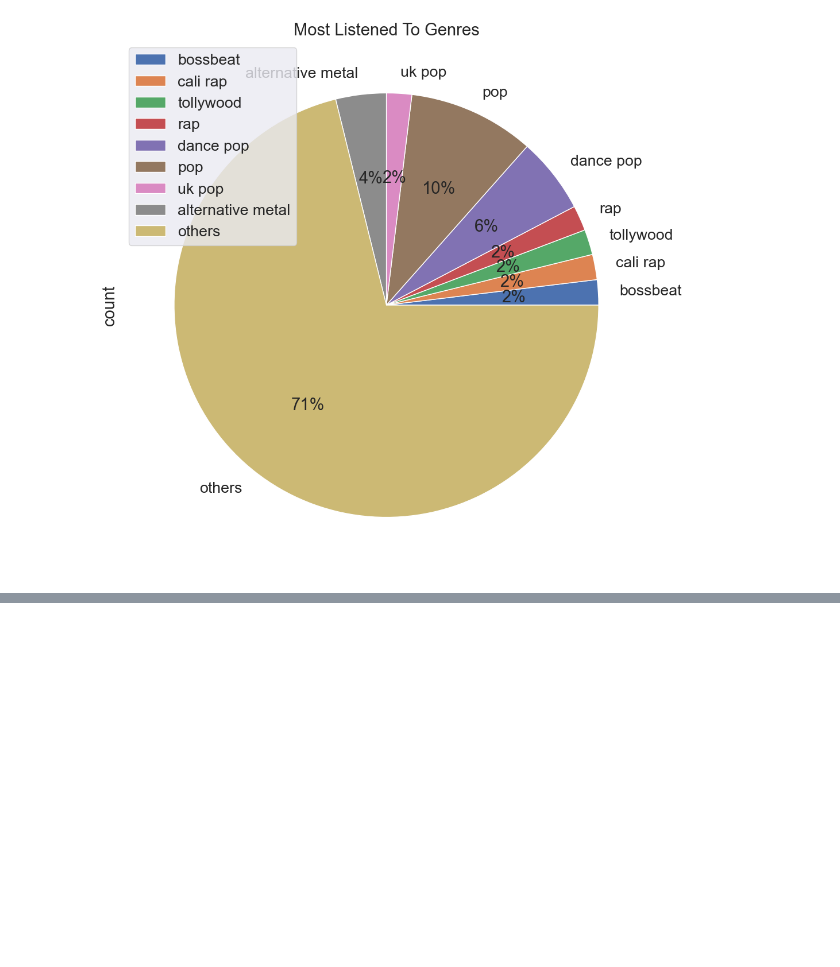
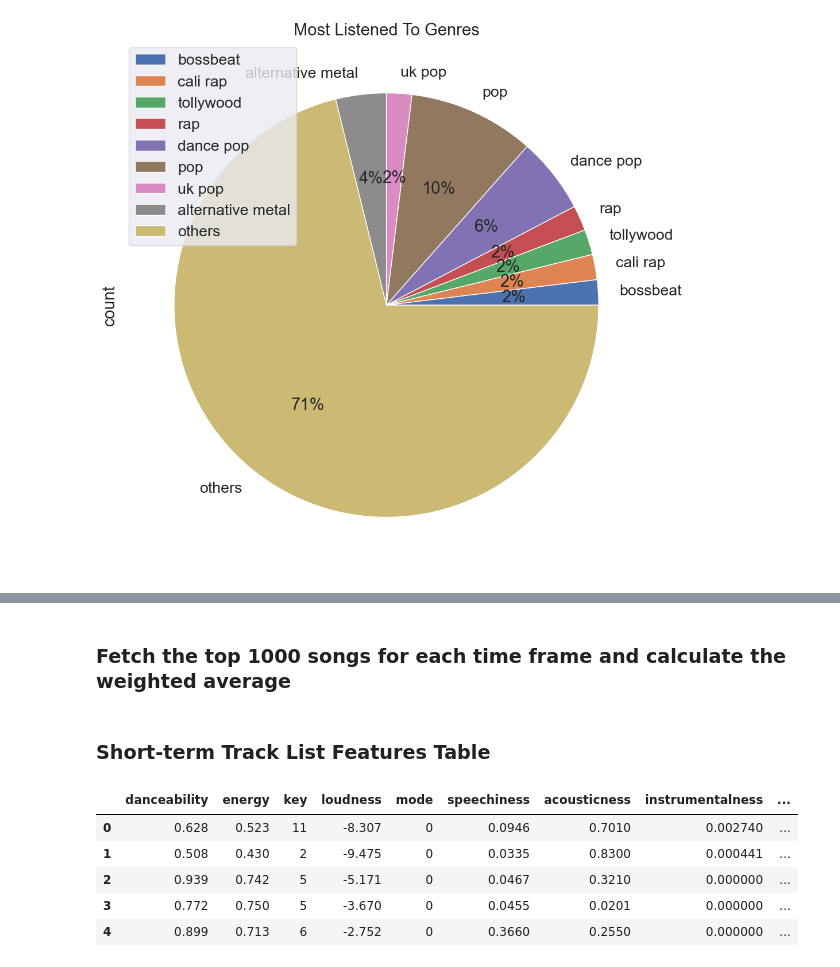
Before and after one commit to sabit-shaiholla/CodeHarbor, a Jupyter notebook: data-analytics/spotify-data/spotify-data.ipynb, the cells around one changed output, grey strips where cells are left out. Drawn from its saved outputs; the diff is of its cells as text; code cells hidden in the pictures; blank space fills up the shorter version.

```diff
--- a/data-analytics/spotify-data/spotify-data.ipynb
+++ b/data-analytics/spotify-data/spotify-data.ipynb
@@ -127,0 +241,54 @@ plt.show()
+# %% [markdown]
+### Fetch the top 1000 songs for each time frame and calculate the weighted average
+# %%
+trends_set = [
+    { 'ref': long_term_top_tracks_df,   'term': 'Long'   },
+    { 'ref': medium_term_top_tracks_df, 'term': 'Medium' },
+    { 'ref': short_term_top_tracks_df,  'term': 'Short'  }
+]
+
+trend_loudness = {}
+trend_tempo = {}
+trend_mode = {}
+trend_danceability = {}
+trend_energy = {}
+trend_speechiness = {}
+trend_acousticness = {}
+trend_instrumentalness = {}
+trend_liveness = {}
+trend_valence = {}
+
+for df_item in trends_set:
+    dict_data = df_item['ref'].to_dict(orient='index')
+    track_popularity = {v['id']: v['popularity'] for k,v in dict_data.items()}
+
+    try:
+        tracks_list_features = sp.audio_features(track_popularity.keys())
+    except:
+        print("Couldn't get Track Features Analytics")
+        continue
+        tracks_list_features
+    track_analytics = pd.DataFrame(tracks_list_features)
+    track_analytics['popularity'] = track_analytics['id'].map(track_popularity)
+
+    trend_loudness[df_item['term']] = np.average(track_analytics['loudness'], weights=track_analytics['popularity'])
+    trend_tempo[df_item['term']] = np.average(track_analytics['tempo'], weights=track_analytics['popularity'])
+    trend_mode[df_item['term']] = np.average(track_analytics['mode'], weights=track_analytics['popularity'])
+    trend_danceability[df_item['term']] = np.average(track_analytics['danceability'], weights=track_analytics['popularity'])
+    trend_energy[df_item['term']] = np.average(track_analytics['energy'], weights=track_analytics['popularity'])
+    trend_speechiness[df_item['term']] = np.average(track_analytics['speechiness'], weights=track_analytics['popularity'])
+    trend_acousticness[df_item['term']] = np.average(track_analytics['acousticness'], weights=track_analytics['popularity'])
+    trend_instrumentalness[df_item['term']] = np.average(track_analytics['instrumentalness'], weights=track_analytics['popularity'])
+    trend_liveness[df_item['term']] = np.average(track_analytics['liveness'], weights=track_analytics['popularity'])
+    trend_valence[df_item['term']] = np.average(track_analytics['valence'], weights=track_analytics['popularity'])
+# %% [markdown]
+### Short-term Track List Features Table
+# %%
+track_analytics.head()
+# %% [output]
+|  | danceability | energy | key | loudness | mode | speechiness | acousticness | instrumentalness | ... |
+| 0 | 0.628 | 0.523 | 11 | -8.307 | 0 | 0.0946 | 0.7010 | 0.002740 | ... |
+| 1 | 0.508 | 0.430 | 2 | -9.475 | 0 | 0.0335 | 0.8300 | 0.000441 | ... |
+| 2 | 0.939 | 0.742 | 5 | -5.171 | 0 | 0.0467 | 0.3210 | 0.000000 | ... |
+| 3 | 0.772 | 0.750 | 5 | -3.670 | 0 | 0.0455 | 0.0201 | 0.000000 | ... |
+| 4 | 0.899 | 0.713 | 6 | -2.752 | 0 | 0.3660 | 0.2550 | 0.000000 | ... |
```
Also changed, not shown: parts of 27 cells of this notebook.
